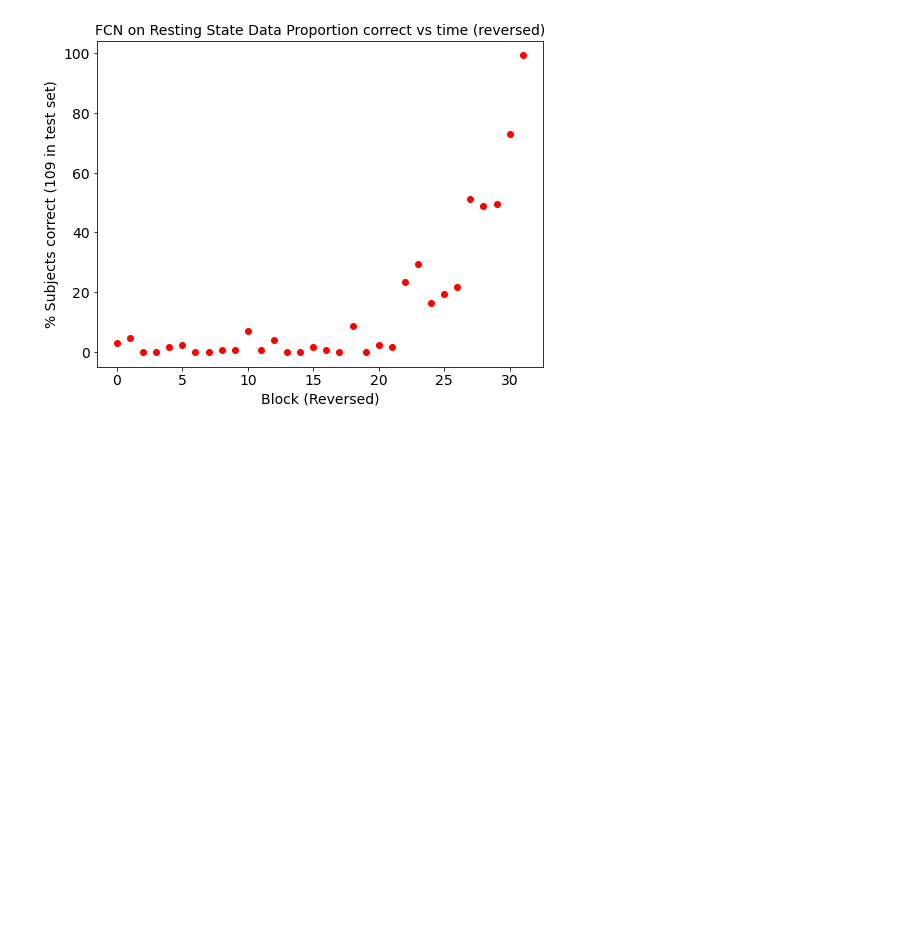
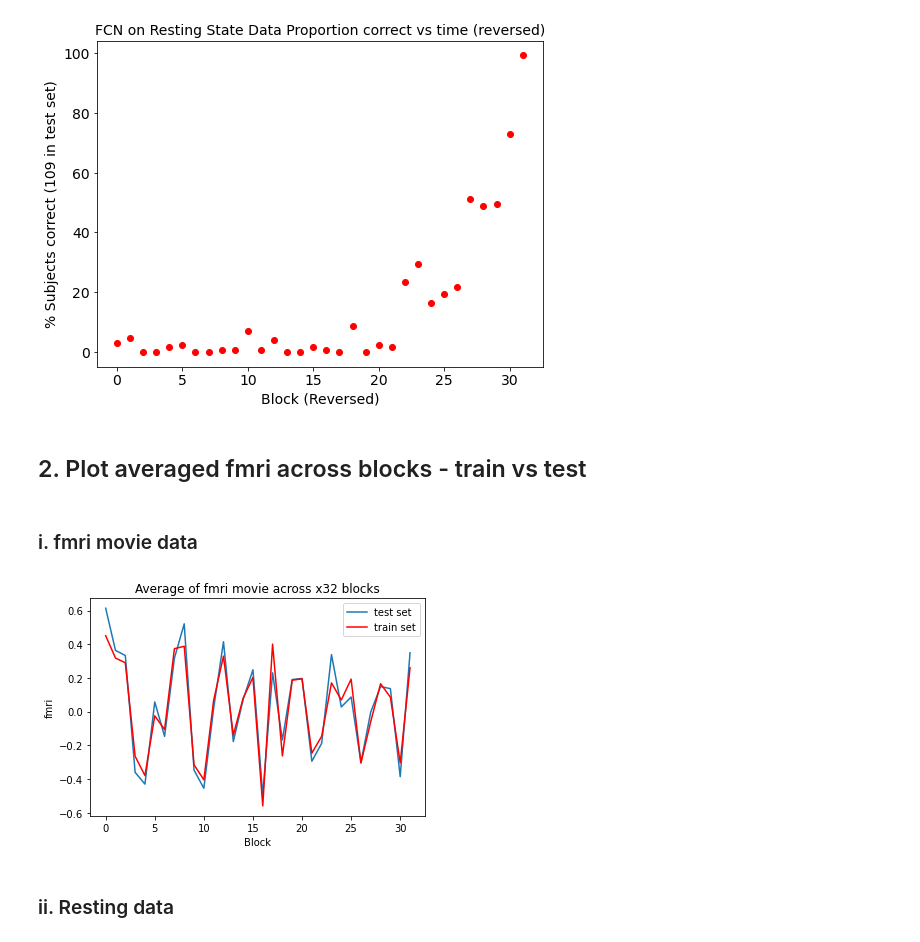
Before and after one commit to hanmacrad2/FCNs_GCNs_classify_fmri, a Jupyter notebook: Results_plot.ipynb, the cells around one changed output. Cells and saved outputs as stored; diff of their text form; code cells hidden in the pictures; blank space fills up the shorter version.

Commit message:
compare fmri across blocks between train & test sets

```diff
--- a/Results_plot.ipynb
+++ b/Results_plot.ipynb
@@ -130,3 +130,35 @@ plt.title('FCN on Resting State Data Proportion correct vs time (reversed)')
 # %% [output]
 Text(0.5, 1.0, 'FCN on Resting State Data Proportion correct vs time (reversed)')
 [figure]
+# %% [markdown]
+## 2. Plot averaged fmri across blocks - train vs test
+# %% [markdown]
+### i. fmri movie data
+# %%
+train_data = ([ 0.450636  ,  0.31821838,  0.28985032, -0.26496992, -0.379774  ,
+       -0.02494158, -0.10650745,  0.37347543,  0.38785625, -0.31571248,
+       -0.40497816,  0.06757843,  0.32935137, -0.13948885,  0.07960246,
+        0.20317568, -0.55993074,  0.40068296, -0.2631194 ,  0.18633312,
+        0.19449055, -0.24654365, -0.14656927,  0.17046098,  0.06928921,
+        0.1926577 , -0.30550674, -0.05888261,  0.16550463,  0.08564084,
+       -0.3042971 ,  0.26038077])
+# %%
+test_data = np.array([ 0.6136889 ,  0.3633921 ,  0.33318347, -0.36075428, -0.43038383,
+        0.05727467, -0.14680219,  0.3171    ,  0.5212808 , -0.3475623 ,
+       -0.45499945,  0.02021472,  0.41493523, -0.17796433,  0.07170478,
+        0.24856444, -0.4948821 ,  0.23040669, -0.16830476,  0.1905638 ,
+        0.19696373, -0.29456788, -0.18847127,  0.33826518,  0.02779574,
+        0.08646116, -0.30227312, -0.002085  ,  0.14883043,  0.13613741,
+       -0.38628444,  0.34916982])
+# %%
+plt.plot(test_data)
+plt.plot(train_data, color = 'r')
+plt.title('Average of fmri movie across x32 blocks')
+plt.xlabel('Block')
+plt.ylabel('fmri')
+plt.legend(['test set', 'train set'])
+plt.show()
+# %% [output]
+[figure, added]
+# %% [markdown]
+### ii. Resting data
```
Also changed, not shown: parts of 3 cells of this notebook.
